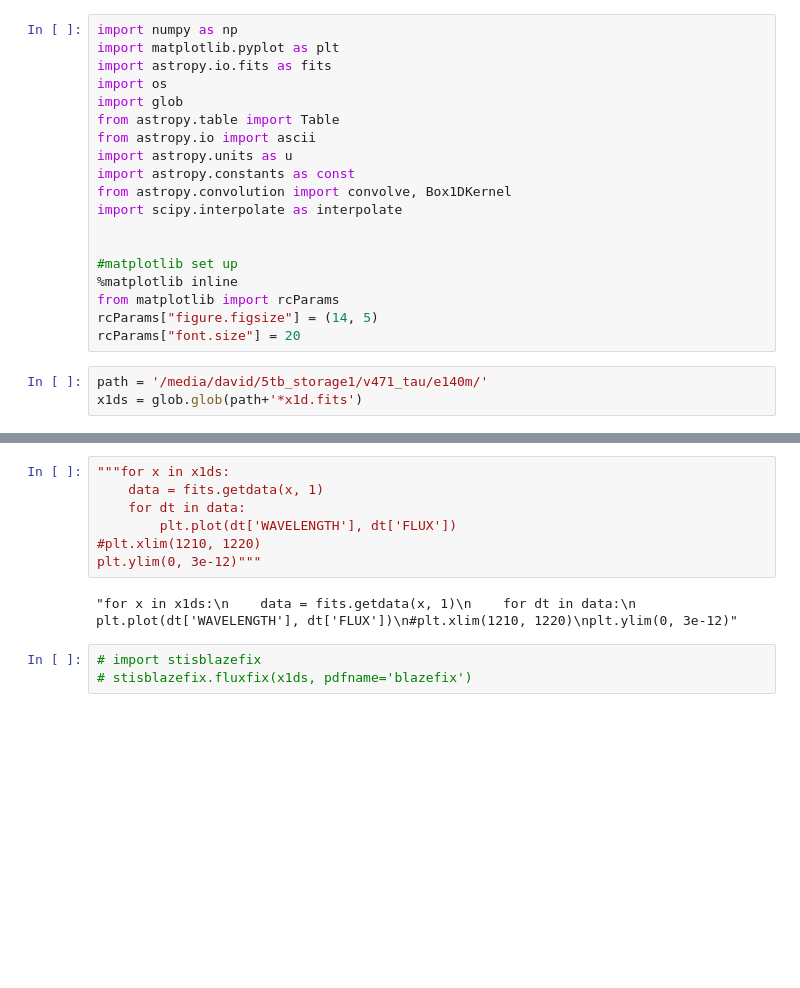
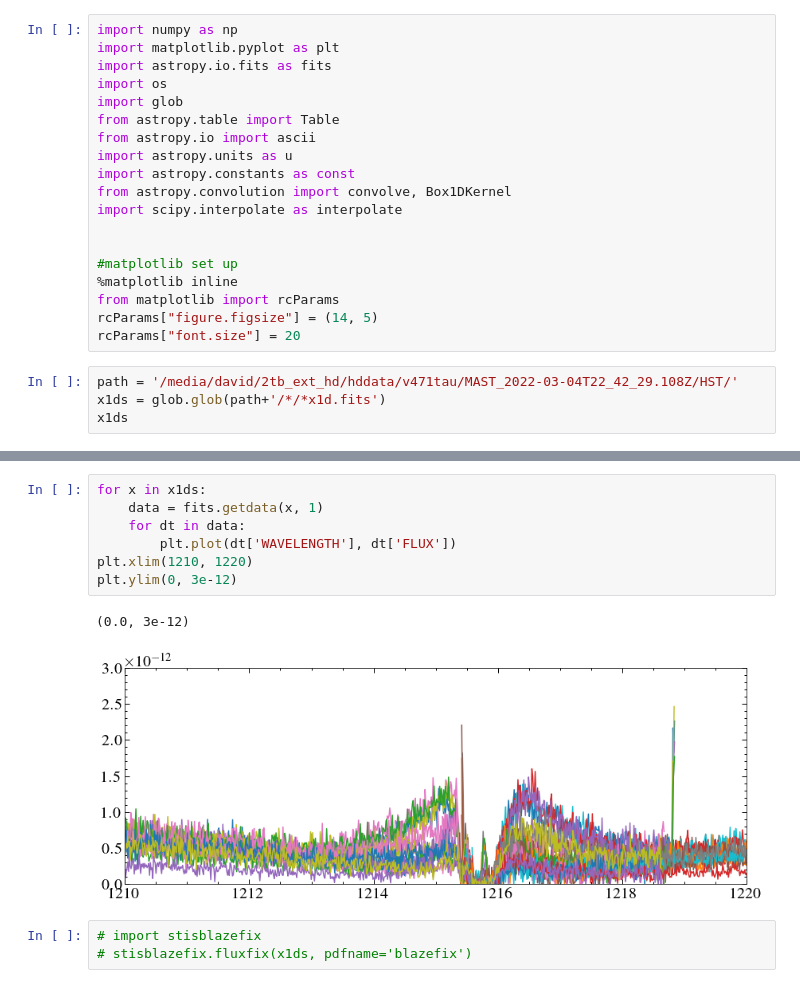
Before and after one commit to davidjwilson/pceb, a Jupyter notebook: v471_tau/v471tau_stis.ipynb, the cells around one changed output, grey strips where cells are left out. Cells and saved outputs as stored; diff of their text form; blank space fills up the shorter version.

```diff
--- a/v471_tau/v471tau_stis.ipynb
+++ b/v471_tau/v471tau_stis.ipynb
@@ -20,5 +20,6 @@ from matplotlib import rcParams
 rcParams["figure.figsize"] = (14, 5)
 rcParams["font.size"] = 20
 # %%
-path = '/media/david/5tb_storage1/v471_tau/e140m/'
-x1ds = glob.glob(path+'*x1d.fits')
+path = '/media/david/2tb_ext_hd/hddata/v471tau/MAST_2022-03-04T22_42_29.108Z/HST/'
+x1ds = glob.glob(path+'/*/*x1d.fits')
+x1ds
@@ -25,12 +41,13 @@ x1ds = glob.glob(path+'*x1d.fits')
 # %%
-"""for x in x1ds:
+for x in x1ds:
     data = fits.getdata(x, 1)
     for dt in data:
         plt.plot(dt['WAVELENGTH'], dt['FLUX'])
-#plt.xlim(1210, 1220)
-plt.ylim(0, 3e-12)"""
+plt.xlim(1210, 1220)
+plt.ylim(0, 3e-12)
 # %% [output]
-"for x in x1ds:\n    data = fits.getdata(x, 1)\n    for dt in data:\n        plt.plot(dt['WAVELENGTH'], dt['FLUX'])\n#plt.xlim(1210, 1220)\nplt.ylim(0, 3e-12)"
+(0.0, 3e-12)
+[figure, added]
 # %%
 # import stisblazefix
 # stisblazefix.fluxfix(x1ds, pdfname='blazefix')
```
Also changed, not shown: parts of 4 cells of this notebook, 17 other files.
